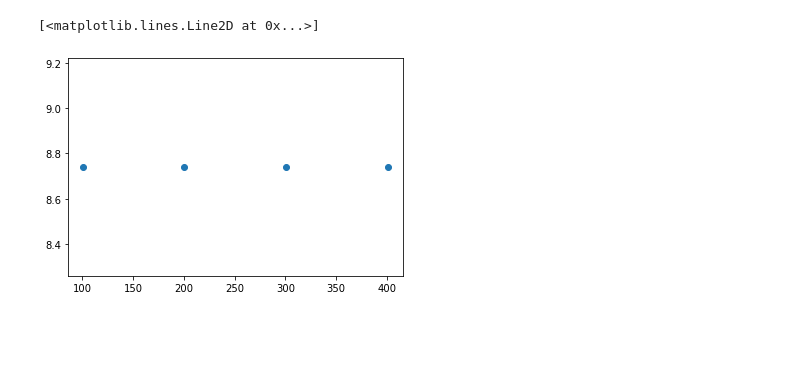
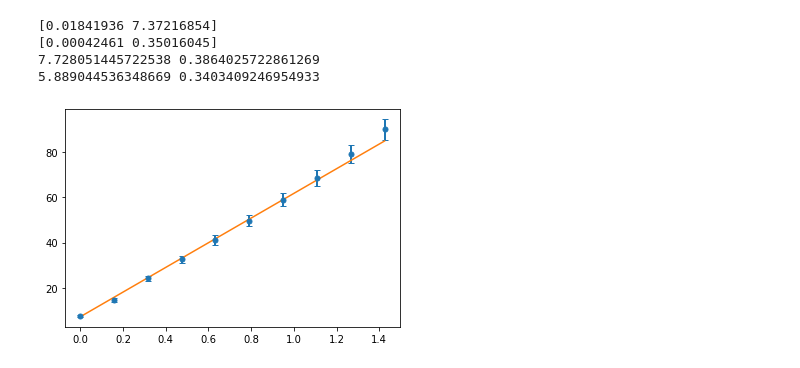
Before and after one commit to MadsCarlsen/Eksperimentel_Fysik, a Jupyter notebook: Michelson_Interferometer/Kode_Mads.ipynb, the cells around one changed output. Saved outputs shown, nothing was run; the diff lists cells and outputs as text; code cells hidden in the pictures; blank space fills up the shorter version.

```diff
--- a/Michelson_Interferometer/Kode_Mads.ipynb
+++ b/Michelson_Interferometer/Kode_Mads.ipynb
@@ -162 +240,4 @@ v_list,rise_mean,rise_error,fall_mean,fall_error = mean_several_files(2,'Dag2_2'
+# %%
+gauss_rise_mean,gauss_rise_error = find_max(v_list,rise_mean,v_error,rise_error)
+gauss_fall_mean,gauss_fall_error = find_max(v_list,fall_mean,v_error,fall_error)
 # %%
@@ -183,14 +260,0 @@ plt.plot(volt_fall,dl_fall,'--o')
-# %%
-max_peaks = find_peaks(volt,distance=1000,width=100)[0]
-min_peaks = find_peaks(-1*volt,distance=100,width=100)[0]
-
-rise,fall = find_slopes(max_peaks,min_peaks)
-test = fall[1]
-
-plt.plot(time[max_peaks],volt[max_peaks],'o')
-#plt.plot(time[test[0]:test[1]+1],volt[test[0]:test[1]+1])
-#plt.plot(volt[test[0]:test[1]+1],intensity[test[0]:test[1]+1],'.')
-#plt.plot(volt[test1[0]:test1[1]+1],intensity[test1[0]:test1[1]+1],'.')
-# %% [output]
-[<matplotlib.lines.Line2D at 0x...>]
-[figure, removed]
@@ -198,0 +261,25 @@ v_list,mean,error = mean_slopes(fall,volt,intensity)
+# %%
+def v_lin_fit(delta_l,d,V_p):
+    return delta_l/d+V_p
+
+p_opt, p_cov = curve_fit(v_lin_fit,dl_rise,gauss_rise_mean,p0=[1/20,1], sigma=0.5*gauss_rise_mean/10, absolute_sigma=True)
+
+print(p_opt)
+print(np.sqrt(np.diag(p_cov)))
+
+plt.errorbar(dl_rise,gauss_rise_mean,yerr=0.5*gauss_rise_mean/10,fmt='o',ms=5,lw=2,capsize=3)
+#plt.errorbar(gauss_rise_mean,dl_rise, xerr=0.5*gauss_rise_mean/10,fmt='o',ms=5,lw=2,capsize=3)
+plt.plot(dl_rise,v_lin_fit(dl_rise,p_opt[0],p_opt[1]))
+
+print(gauss_rise_mean[0],0.5*gauss_rise_mean[0]/10)
+
+ch_min = np.sum(((gauss_rise_mean-v_lin_fit(dl_rise, p_opt[0],p_opt[1]))/(0.5*gauss_rise_mean/10))**2)
+p_val = chi2.cdf(ch_min,len(gauss_rise_mean)-2)
+
+print(ch_min,p_val)
+# %% [output]
+[0.01841936 7.37216854]
+[0.00042461 0.35016045]
+7.728051445722538 0.3864025722861269
+5.889044536348669 0.3403409246954933
+[figure, added]
```
Also changed, not shown: parts of 14 cells of this notebook.
